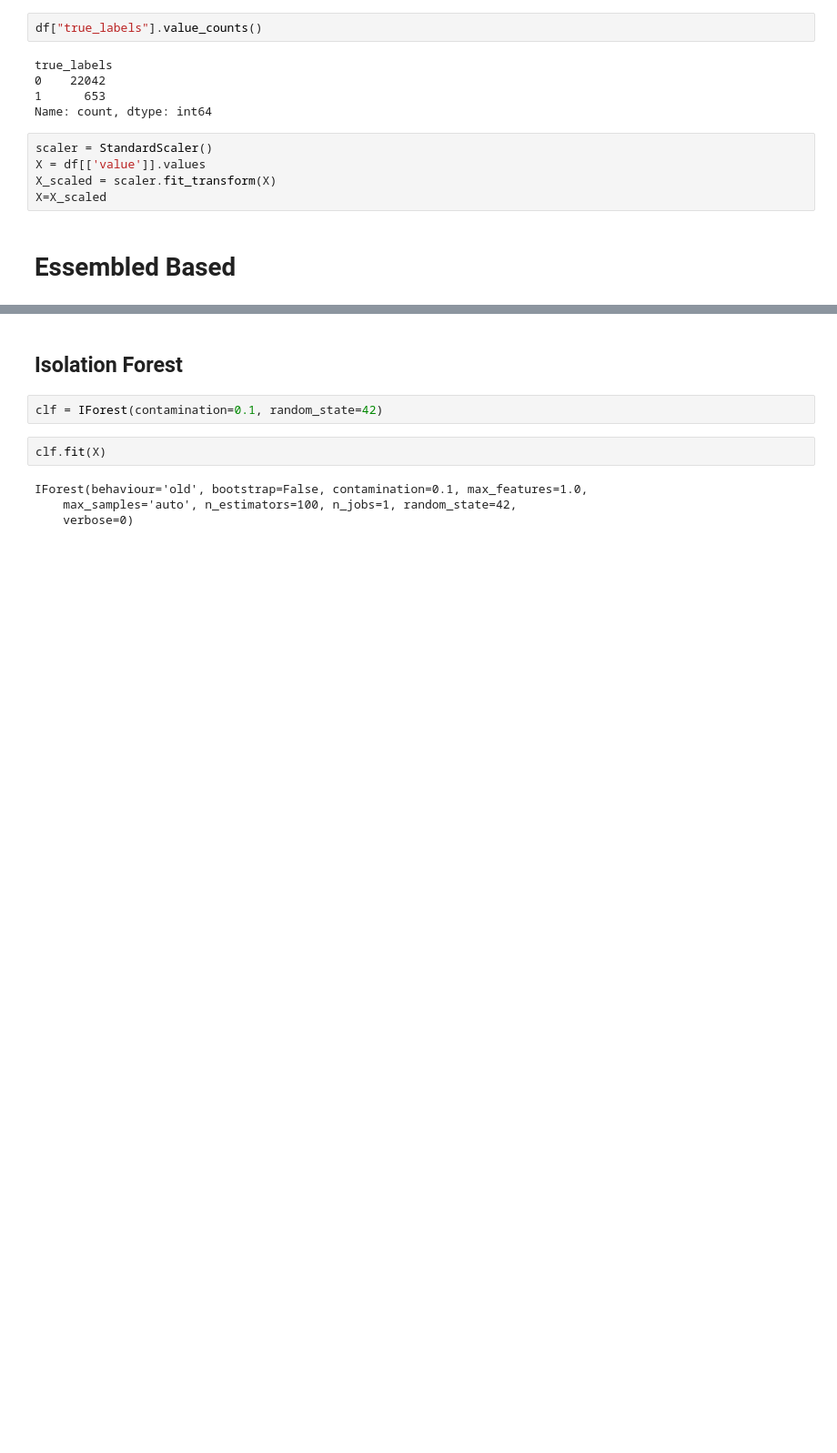
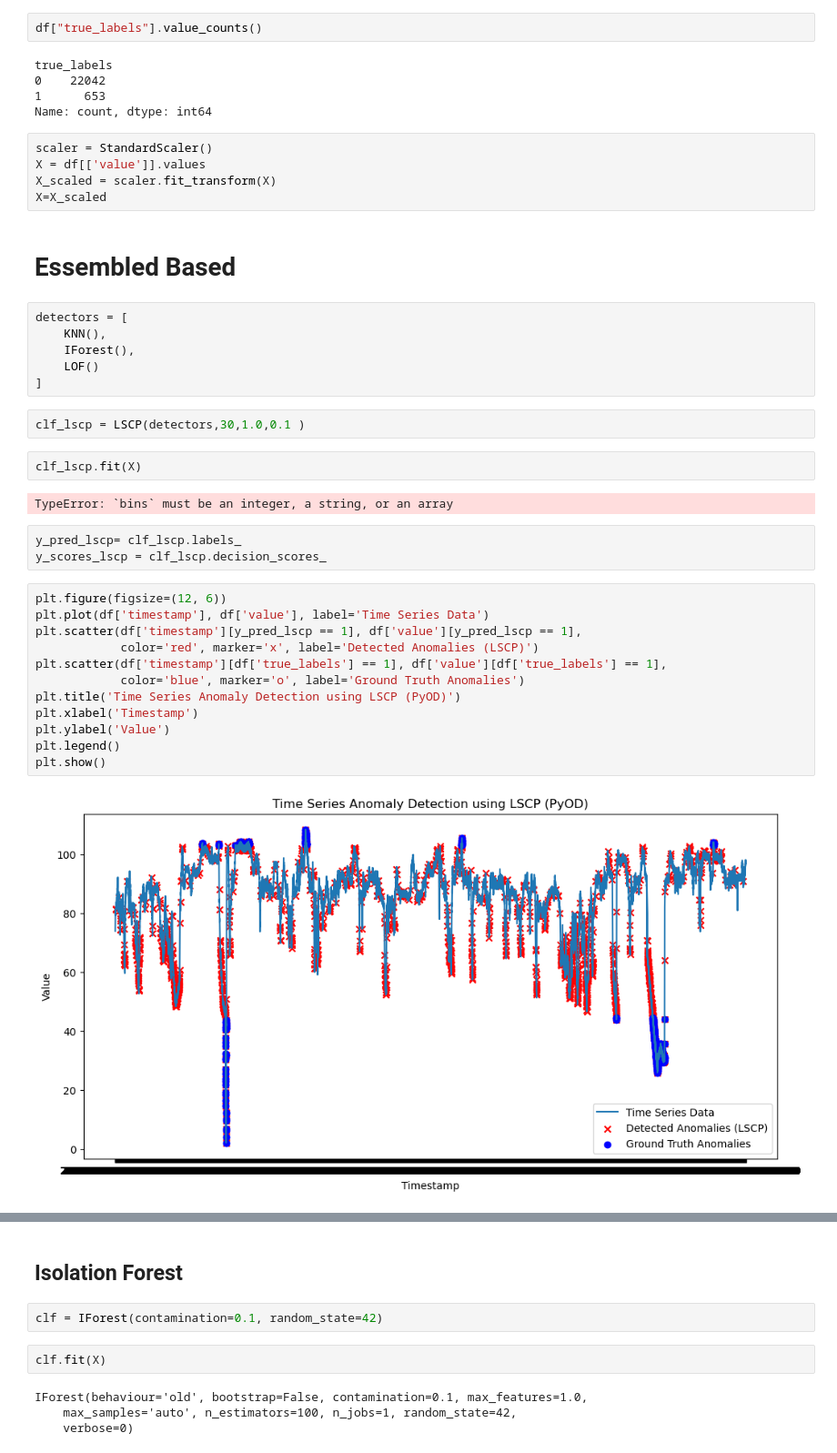
Before and after one commit to sai14karthik/Nexus-S1-Deakin-Internship, a Jupyter notebook: models/pyod.ipynb, the cells around one changed output, grey strips where cells are left out. Shown at 91% size. Saved outputs shown, nothing was run; the diff lists cells and outputs as text; blank space fills up the shorter version.

```diff
--- a/models/pyod.ipynb
+++ b/models/pyod.ipynb
@@ -60,3 +63,32 @@ X_scaled = scaler.fit_transform(X)
 X=X_scaled
 # %% [markdown]
 # Essembled Based
+# %%
+detectors = [
+    KNN(),
+    IForest(),
+    LOF()
+]
+# %%
+clf_lscp = LSCP(detectors,30,1.0,0.1 )
+# %%
+clf_lscp.fit(X)
+# %% [output]
+TypeError: `bins` must be an integer, a string, or an array
+# %%
+y_pred_lscp= clf_lscp.labels_
+y_scores_lscp = clf_lscp.decision_scores_
+# %%
+plt.figure(figsize=(12, 6))
+plt.plot(df['timestamp'], df['value'], label='Time Series Data')
+plt.scatter(df['timestamp'][y_pred_lscp == 1], df['value'][y_pred_lscp == 1],
+            color='red', marker='x', label='Detected Anomalies (LSCP)')
+plt.scatter(df['timestamp'][df['true_labels'] == 1], df['value'][df['true_labels'] == 1],
+            color='blue', marker='o', label='Ground Truth Anomalies')
+plt.title('Time Series Anomaly Detection using LSCP (PyOD)')
+plt.xlabel('Timestamp')
+plt.ylabel('Value')
+plt.legend()
+plt.show()
+# %% [output]
+[figure, added]
```
Also changed, not shown: parts of 3 cells of this notebook.
